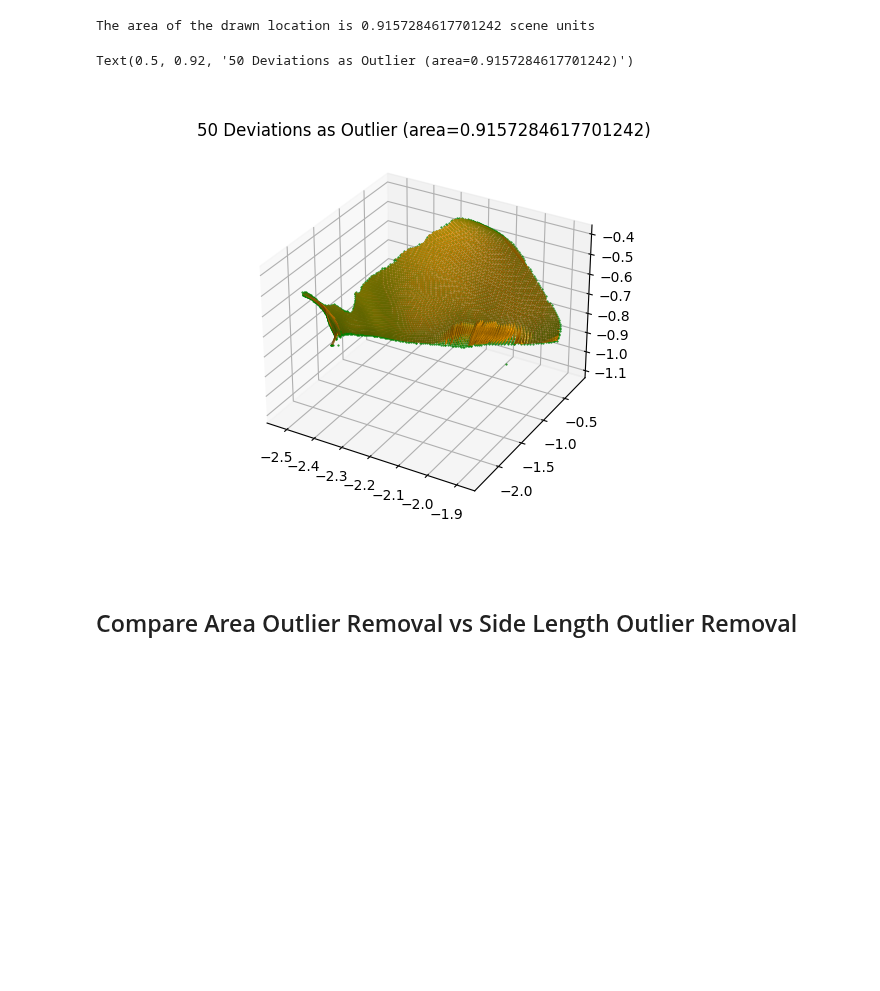
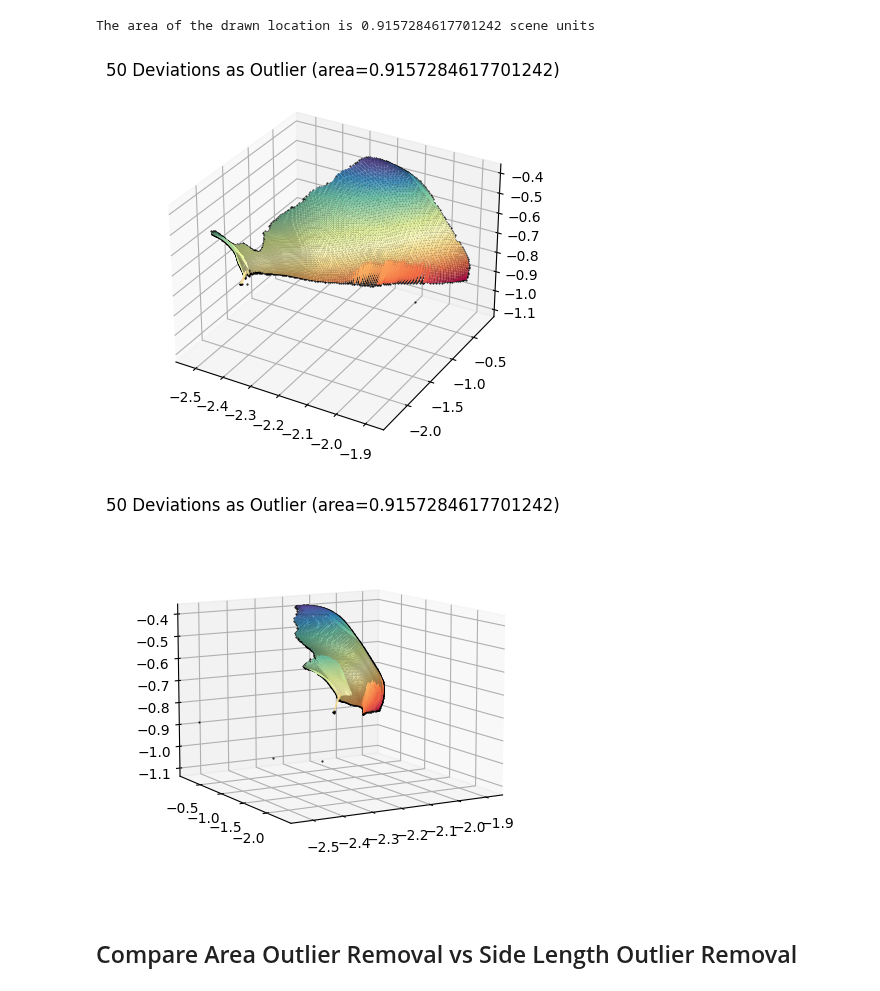
Before and after one commit to Nabizzle/Geodesic-Path-Finder, a Jupyter notebook: Code/Surface Area From Drawing.ipynb, the cells around one changed output. Cells and saved outputs as stored; diff of their text form; code cells hidden in the pictures; blank space fills up the shorter version.

```diff
--- a/Code/Surface Area From Drawing.ipynb
+++ b/Code/Surface Area From Drawing.ipynb
@@ -456,18 +486,32 @@ The area of the drawn location is 0.9157284617701242 scene units
 # %%
 fig = plt.figure()
 ax = fig.add_subplot(projection='3d')
 ax.plot(location_surface[:, 0], location_surface[:, 1],
-        location_surface[:, 2], 'g.', markersize=1)
+        location_surface[:, 2], 'k.', markersize=1)
 
 ax.plot_trisurf(location_surface[:, 0], location_surface[:, 1],
                 reduced_triangles[np.all(
                                          sides_deviations_away_from_median < deviations, axis = 1)],
-                location_surface[:, 2], color="orange")
+                location_surface[:, 2], cmap = plt.cm.Spectral)
 
 plt.title(f"{deviations} Deviations as Outlier (area={np.sum(area_from_cleaned_sides_array)})")
+
+fig = plt.figure()
+ax = fig.add_subplot(projection='3d')
+ax.plot(location_surface[:, 0], location_surface[:, 1],
+        location_surface[:, 2], 'k.', markersize=1)
+ax.plot_trisurf(location_surface[:, 0],
+                location_surface[:, 1],
+                reduced_triangles[np.all(
+                        sides_deviations_away_from_median < deviations, axis = 1)],
+                location_surface[:, 2],
+                cmap = plt.cm.Spectral)
+
+plt.title(f"{deviations} Deviations as Outlier (area={np.sum(cleaned_area_array)})")
+ax.view_init(elev=10., azim=-120)
 # %% [output]
-Text(0.5, 0.92, '50 Deviations as Outlier (area=0.9157284617701242)')
-[figure, old version]
+[figure, new version]
+[figure, added]
 # %% [markdown]
 ## Compare Area Outlier Removal vs Side Length Outlier Removal
 # %% [markdown]
```
Also changed, not shown: parts of 9 cells of this notebook.
